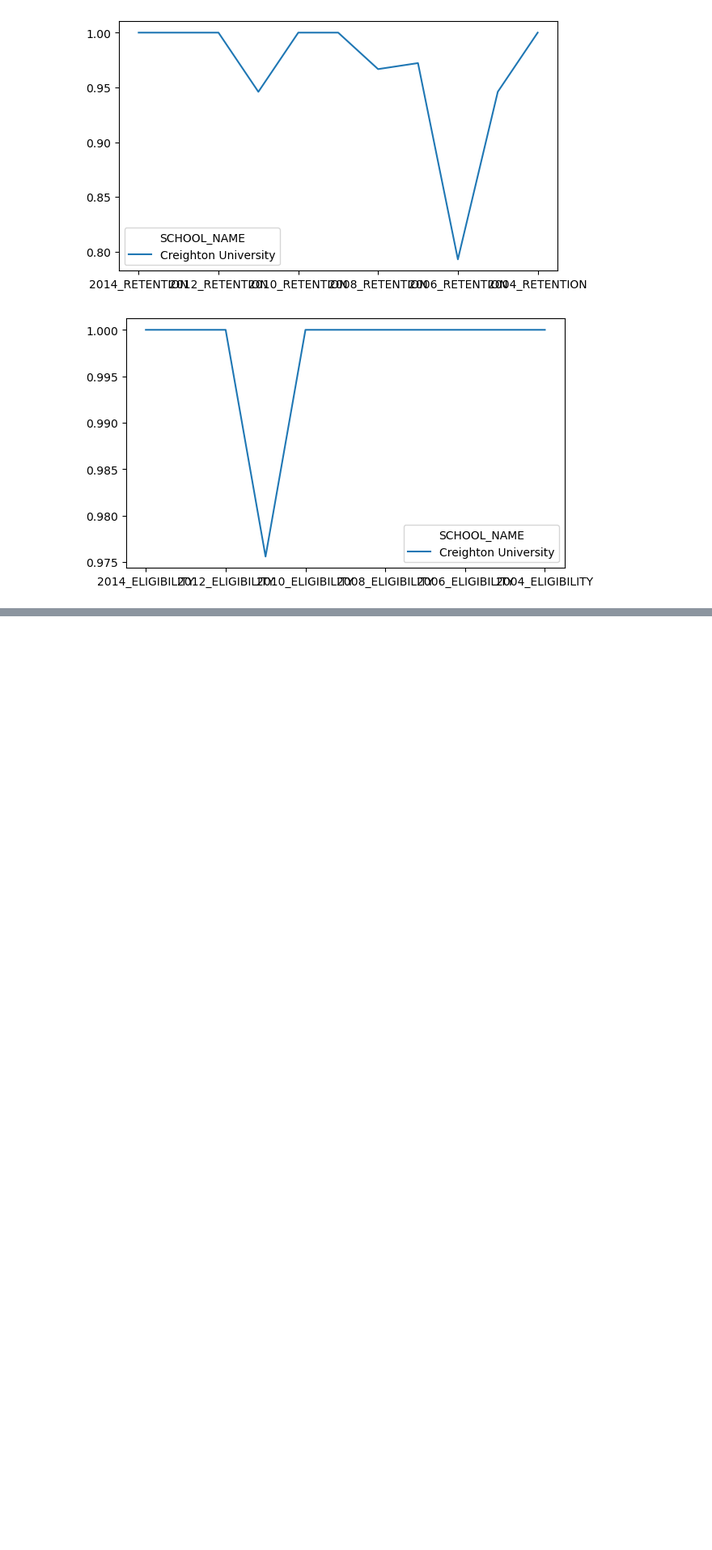
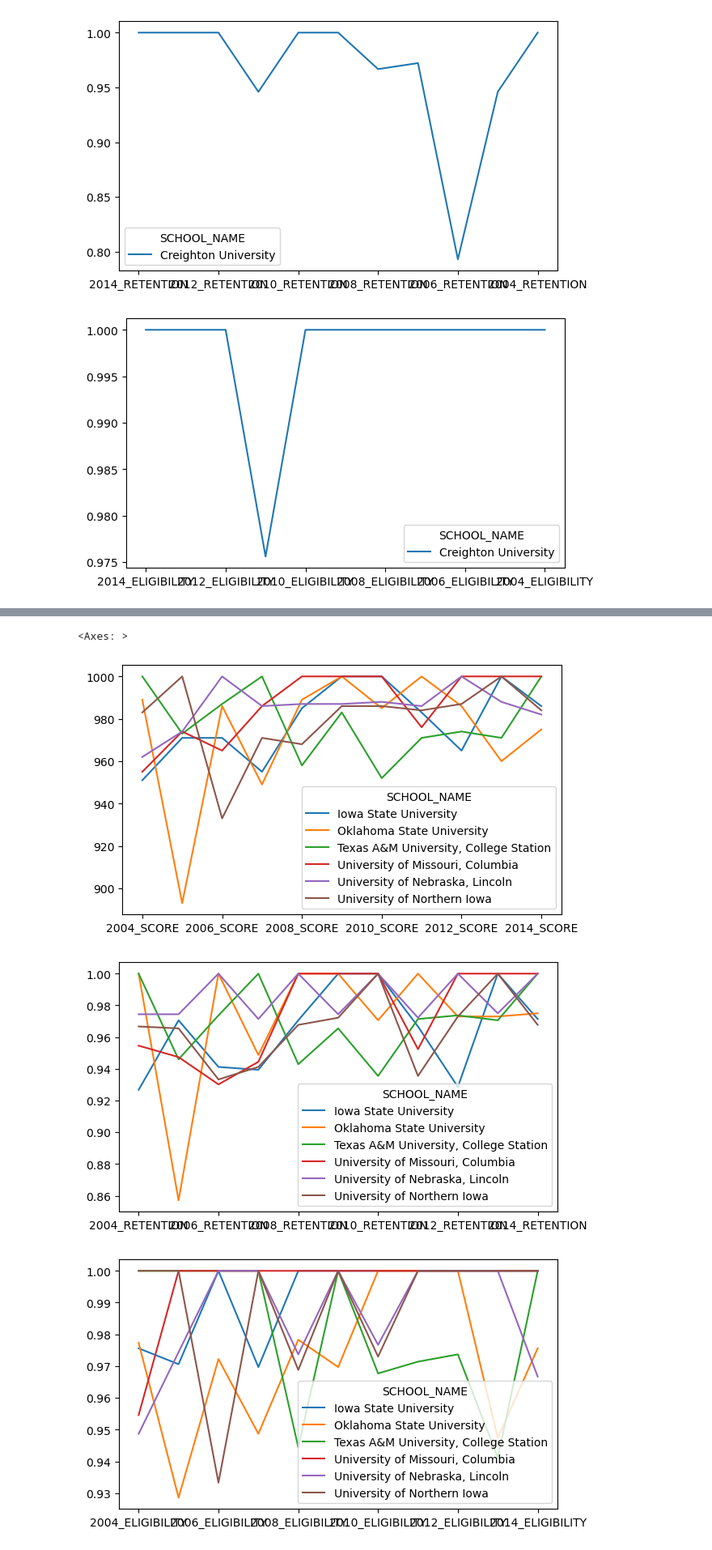
Before and after one commit to msmixj/Data-Analytics-Capstone, a Jupyter notebook: Data_Capstone_Project.ipynb, the cells around one changed output, grey strips where cells are left out. Shown at 81% size. Cells and saved outputs as stored; diff of their text form; code cells hidden in the pictures; blank space fills up the shorter version.

```diff
--- a/Data_Capstone_Project.ipynb
+++ b/Data_Capstone_Project.ipynb
@@ -624,0 +573,11 @@ plt.scatter(filtered_sb_data
+# %%
+#Case Study Step #3: Dive deeper into Eligibility and Retention and trend throughout the years.
+
+casestudy_sb.groupby(['SCHOOL_NAME'])[['2004_SCORE','2005_SCORE','2006_SCORE','2007_SCORE','2008_SCORE','2009_SCORE','2010_SCORE','2011_SCORE','2012_SCORE','2013_SCORE','2014_SCORE']].mean().T.plot(figsize=(7,4))
+casestudy_sb.groupby(['SCHOOL_NAME'])[['2004_RETENTION','2005_RETENTION','2006_RETENTION','2007_RETENTION','2008_RETENTION','2009_RETENTION','2010_RETENTION','2011_RETENTION','2012_RETENTION','2013_RETENTION','2014_RETENTION']].mean().T.plot(figsize=(7,4))
+casestudy_sb.groupby(['SCHOOL_NAME'])[['2004_ELIGIBILITY','2005_ELIGIBILITY','2006_ELIGIBILITY','2007_ELIGIBILITY','2008_ELIGIBILITY','2009_ELIGIBILITY','2010_ELIGIBILITY','2011_ELIGIBILITY','2012_ELIGIBILITY','2013_ELIGIBILITY','2014_ELIGIBILITY']].mean().T.plot(figsize=(7,4))
+# %% [output]
+<Axes: >
+[figure, added]
+[figure, added]
+[figure, added]
```
Also changed, not shown: parts of 43 cells of this notebook.
